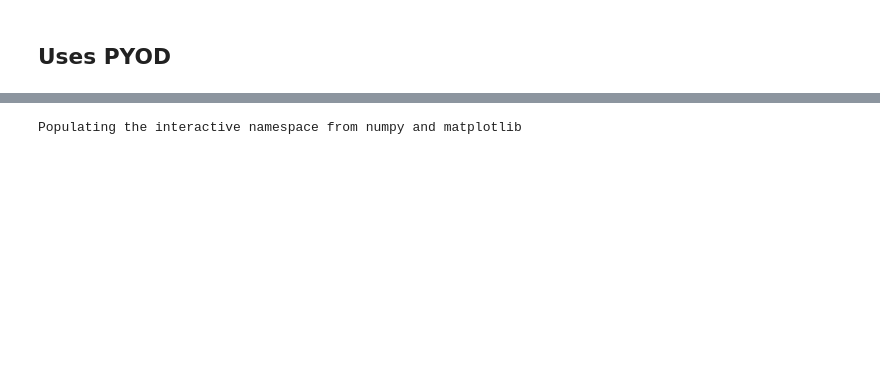
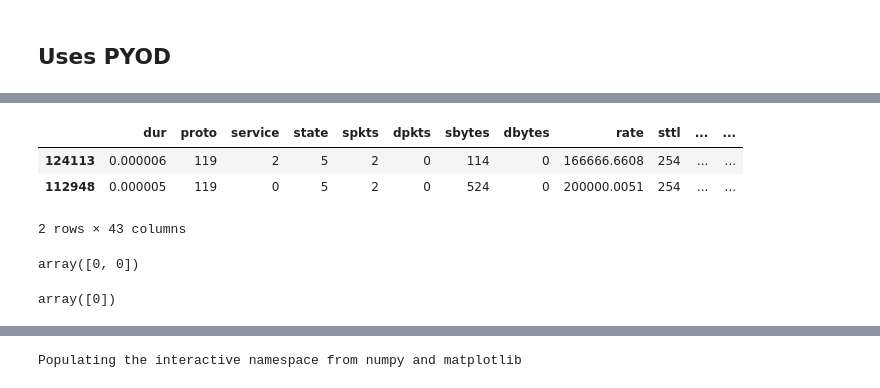
Before and after one commit to alik604/cyber-security, a Jupyter notebook: Intrusion-Detection/UNSW_NB15 - Unsupervised.ipynb, the cells around one changed output, grey strips where cells are left out. Drawn from its saved outputs; the diff is of its cells as text; code cells hidden in the pictures; blank space fills up the shorter version.

```diff
--- a/Intrusion-Detection/UNSW_NB15 - Unsupervised.ipynb
+++ b/Intrusion-Detection/UNSW_NB15 - Unsupervised.ipynb
@@ -195,15 +193,3 @@ from sklearn.svm import *
 from pyod.models import lof, cblof, cof, pca, iforest, knn, mcd, ocsvm, sod, abod, hbos #, auto_encoder, vae
 contamination = 0.01
 threshold = 0.75
-# %%
-tmp = train.where(train['attack_cat'] == "Normal").dropna()
-contamination = round(len(tmp)/len(train), 2)
-print("train contamination ", contamination)
-
-tmp = test.where(test['attack_cat'] == "Normal").dropna()
-print("test contamination ", round(len(tmp)/len(test),2),'\n')
-
-if contamination > 0.5:
-  print(f'contamination is {contamination}, which is greater than 0.5. Fixing...')
-  contamination = 1-contamination
-print(f'contamination is {contamination}')
@@ -371,5 +404,5 @@ from pyod.models import so_gaal, auto_encoder, vae
 data = X_train
 dim = X_train.shape[1]
 
-model = vae.VAE(contamination=contamination, encoder_neurons=[dim, dim-1],decoder_neurons=[dim-1,dim],  )
+model = vae.VAE(contamination=contamination, encoder_neurons=[dim, dim-1],decoder_neurons=[dim-1,dim], epochs=15)
 _ = model.fit(data)
@@ -376,13 +427,21 @@ _ = model.fit(data)
 # %%
 y_train = model.predict(X_train)
 # new_array = [tuple(row) for row in X_train[y_train]]
 # EVIL = pd.DataFrame(set(new_array), columns = columns)
 # EVIL
 
 if isinstance(X_train, (np.ndarray)):
     rows = np.unique(X_train[y_train], axis =0) # need axis=0; "If None, array will be flattened.", Thats stupid -_-
-    inverse_transform_DF(pd.DataFrame(data=rows, columns=columns, dtype = np.int))
+    pd.DataFrame(data=rows, columns=columns, dtype = np.int)
 else:
     df = X_train.iloc[y_train].drop_duplicates()
-    inverse_transform_DF(df)
+    df
+
+y_train[df.index]
+# %% [output]
+|  | dur | proto | service | state | spkts | dpkts | sbytes | dbytes | rate | sttl | ... | ... |
+| 124113 | 0.000006 | 119 | 2 | 5 | 2 | 0 | 114 | 0 | 166666.6608 | 254 | ... | ... |
+| 112948 | 0.000005 | 119 | 0 | 5 | 2 | 0 | 524 | 0 | 200000.0051 | 254 | ... | ... |
+2 rows × 43 columns
+array([0, 0])
 # %%
@@ -401,3 +459,7 @@ else:
+# %%
+y_train[df.index]
+# %% [output]
+array([0])
 # %%
 wanted_explained_variance_ratio = 0.99
 steps_down = 1
```
Also changed, not shown: parts of 24 cells of this notebook, 1 other file.
